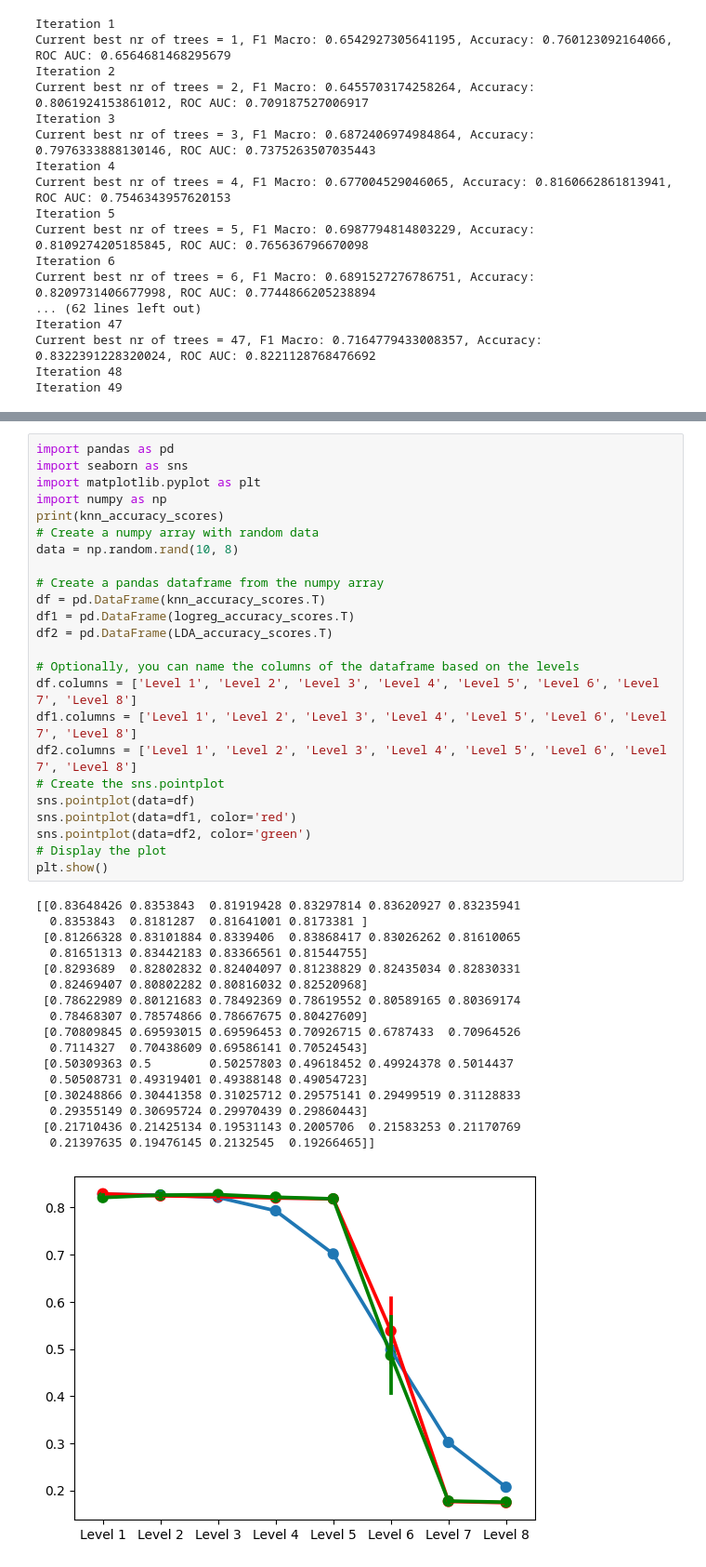
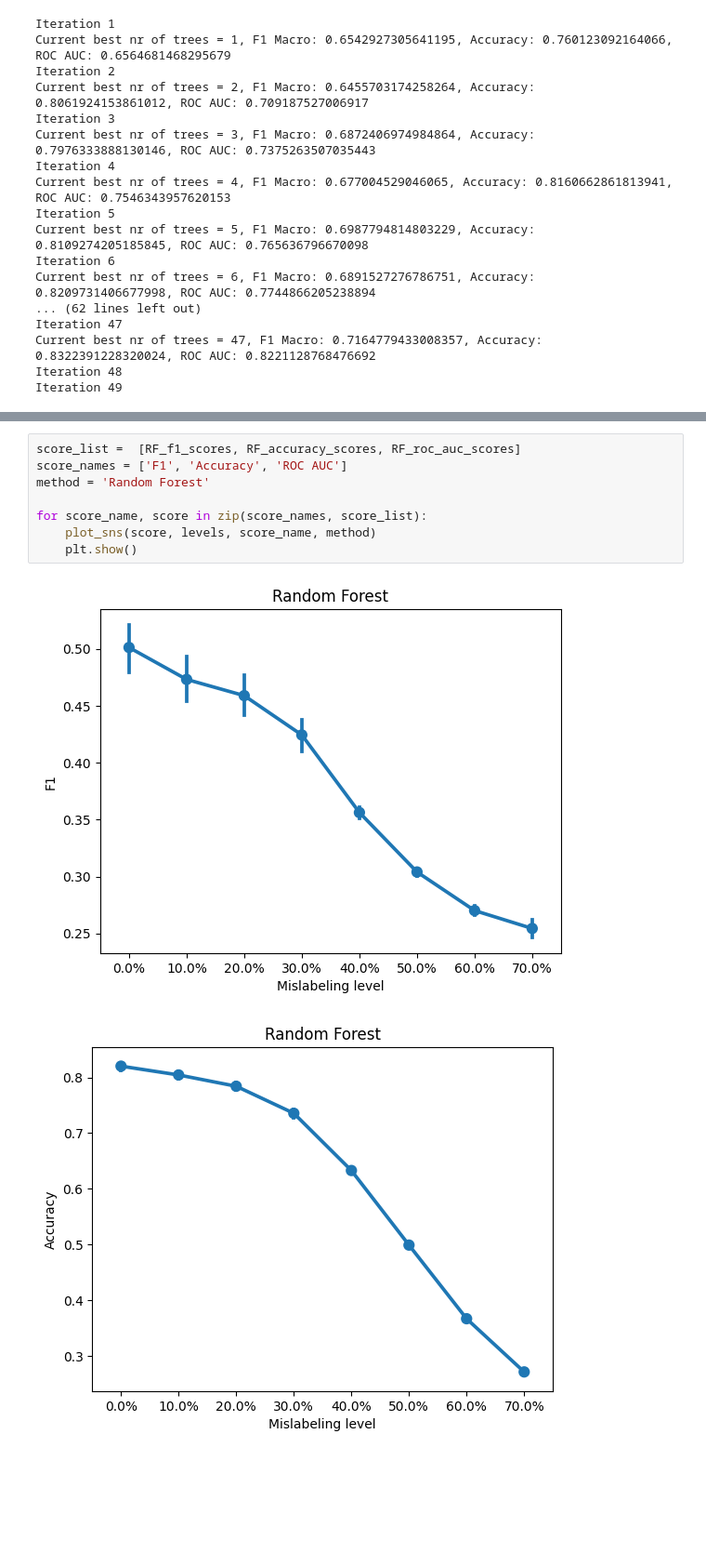
Before and after one commit to maximiliann97/Big-data-MVE441, a Jupyter notebook: Notebook_without_2d-plots.ipynb, the cells around one changed output, grey strips where cells are left out. Shown at 93% size. Cells and saved outputs as stored; diff of their text form; blank space fills up the shorter version.

```diff
--- a/Notebook_without_2d-plots.ipynb
+++ b/Notebook_without_2d-plots.ipynb
@@ -511,42 +421,11 @@ ROC AUC:
-# %%
-import pandas as pd
-import seaborn as sns
-import matplotlib.pyplot as plt
-import numpy as np
-print(knn_accuracy_scores)
-# Create a numpy array with random data
-data = np.random.rand(10, 8)
-
-# Create a pandas dataframe from the numpy array
-df = pd.DataFrame(knn_accuracy_scores.T)
-df1 = pd.DataFrame(logreg_accuracy_scores.T)
-df2 = pd.DataFrame(LDA_accuracy_scores.T)
-
-# Optionally, you can name the columns of the dataframe based on the levels
-df.columns = ['Level 1', 'Level 2', 'Level 3', 'Level 4', 'Level 5', 'Level 6', 'Level 7', 'Level 8']
-df1.columns = ['Level 1', 'Level 2', 'Level 3', 'Level 4', 'Level 5', 'Level 6', 'Level 7', 'Level 8']
-df2.columns = ['Level 1', 'Level 2', 'Level 3', 'Level 4', 'Level 5', 'Level 6', 'Level 7', 'Level 8']
-# Create the sns.pointplot
-sns.pointplot(data=df)
-sns.pointplot(data=df1, color='red')
-sns.pointplot(data=df2, color='green')
-# Display the plot
-plt.show()
-# %% [output]
-[[0.83648426 0.8353843  0.81919428 0.83297814 0.83620927 0.83235941
-  0.8353843  0.8181287  0.81641001 0.8173381 ]
- [0.81266328 0.83101884 0.8339406  0.83868417 0.83026262 0.81610065
-  0.81651313 0.83442183 0.83366561 0.81544755]
- [0.8293689  0.82802832 0.82404097 0.81238829 0.82435034 0.82830331
-  0.82469407 0.80802282 0.80816032 0.82520968]
- [0.78622989 0.80121683 0.78492369 0.78619552 0.80589165 0.80369174
-  0.78468307 0.78574866 0.78667675 0.80427609]
- [0.70809845 0.69593015 0.69596453 0.70926715 0.6787433  0.70964526
-  0.7114327  0.70438609 0.69586141 0.70524543]
- [0.50309363 0.5        0.50257803 0.49618452 0.49924378 0.5014437
-  0.50508731 0.49319401 0.49388148 0.49054723]
- [0.30248866 0.30441358 0.31025712 0.29575141 0.29499519 0.31128833
-  0.29355149 0.30695724 0.29970439 0.29860443]
- [0.21710436 0.21425134 0.19531143 0.2005706  0.21583253 0.21170769
-  0.21397635 0.19476145 0.2132545  0.19266465]]
-[figure, removed]
+# %%
+score_list =  [RF_f1_scores, RF_accuracy_scores, RF_roc_auc_scores]
+score_names = ['F1', 'Accuracy', 'ROC AUC']
+method = 'Random Forest'
+
+for score_name, score in zip(score_names, score_list):
+    plot_sns(score, levels, score_name, method)
+    plt.show()
+# %% [output]
+[figure, added]
+[figure, added]
```
Also changed, not shown: parts of 22 cells of this notebook.
